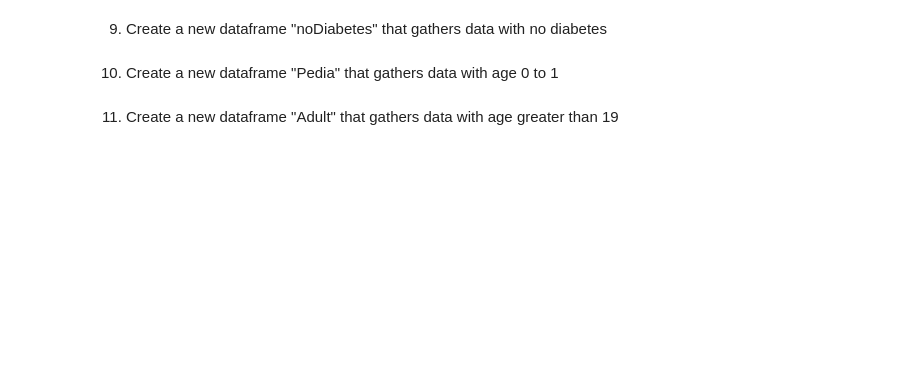
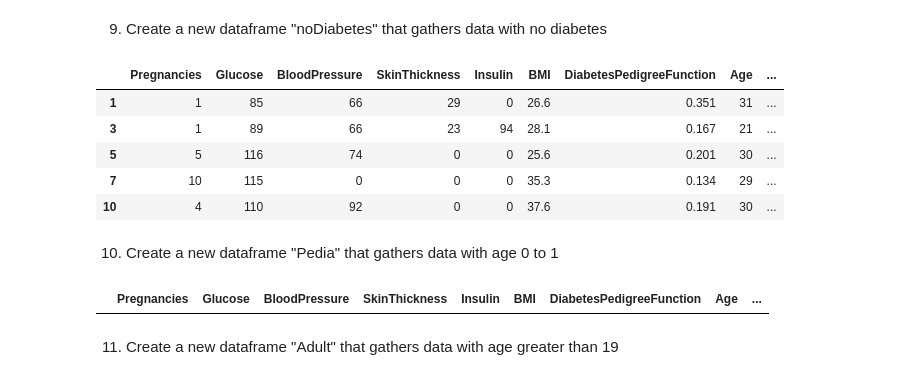
Before and after one commit to leon-pscl/CPE311_Computational-Thinking-with-Python, a Jupyter notebook: Midterm/Hands-onActivity6.1_Pascual/Hands-on Activity 6.1_Pascual.ipynb, the cells around one changed output. Saved outputs shown, nothing was run; the diff lists cells and outputs as text; code cells hidden in the pictures; blank space fills up the shorter version.

```diff
--- a/Midterm/Hands-onActivity6.1_Pascual/Hands-on Activity 6.1_Pascual.ipynb
+++ b/Midterm/Hands-onActivity6.1_Pascual/Hands-on Activity 6.1_Pascual.ipynb
@@ -311,6 +381,21 @@ diabetes.rename(columns = {'Outcome':'Diagnosis'})
 # %% [markdown]
 9. Create a new dataframe "noDiabetes" that gathers data with no diabetes
+# %%
+noDiabetes = diabetes.query('Classification == "No Diabetes"')
+noDiabetes.head()
+# %% [output]
+|  | Pregnancies | Glucose | BloodPressure | SkinThickness | Insulin | BMI | DiabetesPedigreeFunction | Age | ... |
+| 1 | 1 | 85 | 66 | 29 | 0 | 26.6 | 0.351 | 31 | ... |
+| 3 | 1 | 89 | 66 | 23 | 94 | 28.1 | 0.167 | 21 | ... |
+| 5 | 5 | 116 | 74 | 0 | 0 | 25.6 | 0.201 | 30 | ... |
+| 7 | 10 | 115 | 0 | 0 | 0 | 35.3 | 0.134 | 29 | ... |
+| 10 | 4 | 110 | 92 | 0 | 0 | 37.6 | 0.191 | 30 | ... |
 # %% [markdown]
 10. Create a new dataframe "Pedia" that gathers data with age 0 to 1
+# %%
+Pedia = diabetes.query('Age >= 0 and Age <= 1')
+Pedia.head()
+# %% [output]
+|  | Pregnancies | Glucose | BloodPressure | SkinThickness | Insulin | BMI | DiabetesPedigreeFunction | Age | ... |
 # %% [markdown]
 11. Create a new dataframe "Adult" that gathers data with age greater than 19
```
Also changed, not shown: parts of 23 cells of this notebook, 1 other file.
